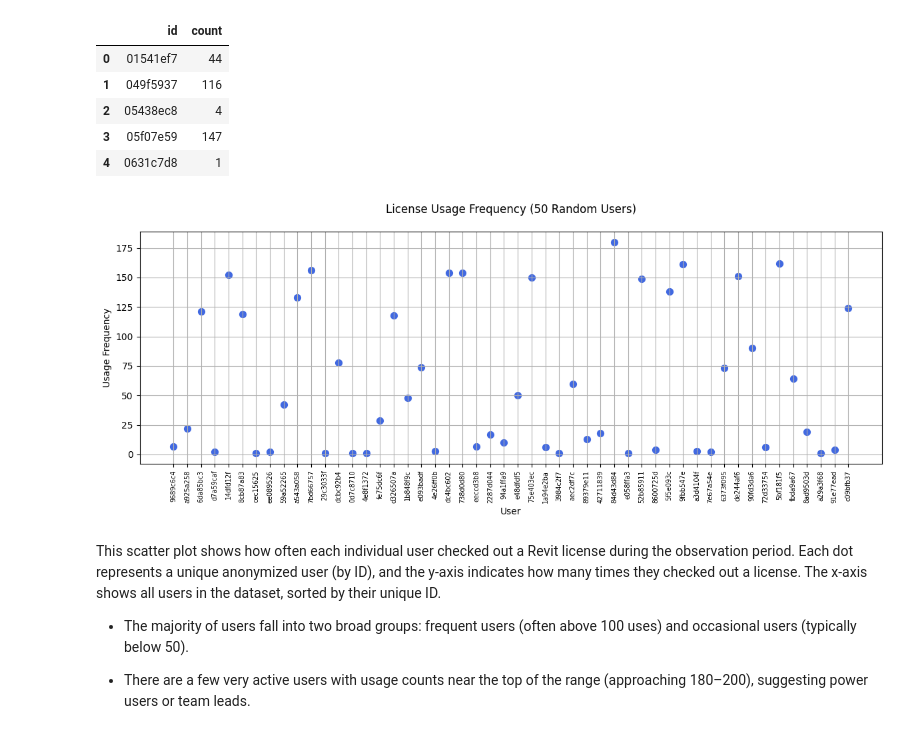
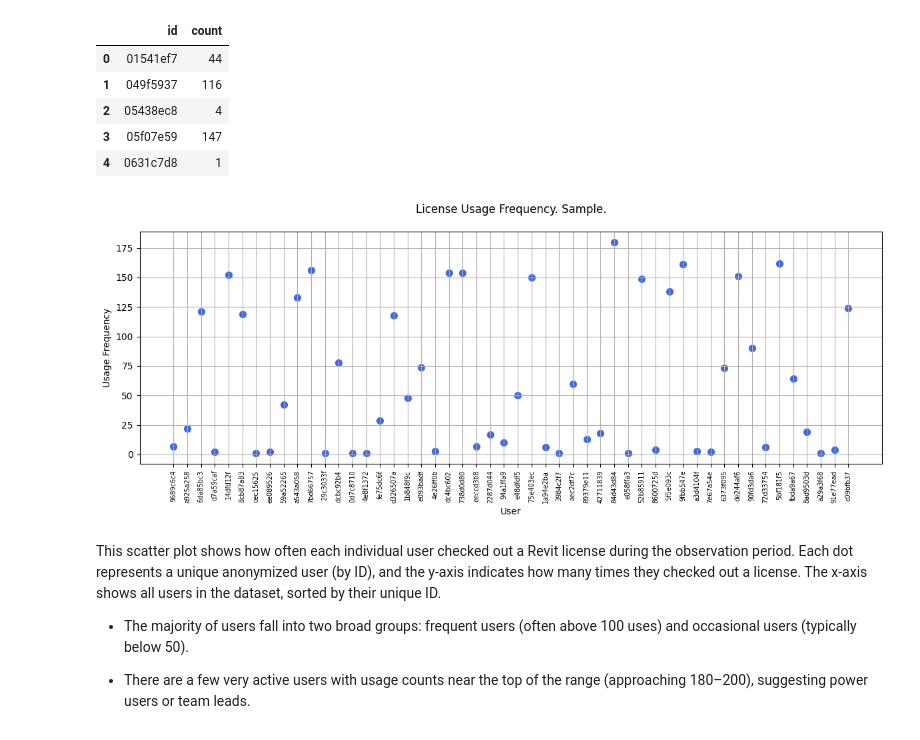
Before and after one commit to olgapoletkina/RVT_license_analysis, a Jupyter notebook: Revit__license_use_analysis.ipynb, the cells around one changed output. Saved outputs shown, nothing was run; the diff lists cells and outputs as text; code cells hidden in the pictures.

```diff
--- a/Revit__license_use_analysis.ipynb
+++ b/Revit__license_use_analysis.ipynb
@@ -370,23 +370,23 @@ None
 # %%
 user_freq = data_new1[data_new1['status'] == 'out'].groupby('id')['id'].count()
 sample_n = 50
 sample_users = user_freq.sample(n=sample_n, random_state=42)
 sample_users = sample_users.reset_index(name='usage_frequency')  # Fix column name conflict
 
 fig, ax = plt.subplots(figsize=(12, 5))
 ax.scatter(sample_users.index, sample_users['usage_frequency'], color='royalblue', s=50)
 
-ax.set_title('License Usage Frequency (50 Random Users)', pad=20)
+ax.set_title('License Usage Frequency. Sample.', pad=20)
 ax.set_xlabel('User')
 ax.set_ylabel('Usage Frequency')
 ax.set_xticks(sample_users.index)
 ax.set_xticklabels(sample_users['id'], rotation=90, fontsize=7)
 
 plt.grid(True)
 plt.tight_layout()
 plt.show()
 # %% [output]
-[figure, old version]
+[figure, new version]
 # %% [markdown]
 This scatter plot shows how often each individual user checked out a Revit license during the observation period. Each dot represents a unique anonymized user (by ID), and the y-axis indicates how many times they checked out a license. The x-axis shows all users in the dataset, sorted by their unique ID.
 
```
Also changed, not shown: parts of 3 cells of this notebook, 3 other files.
